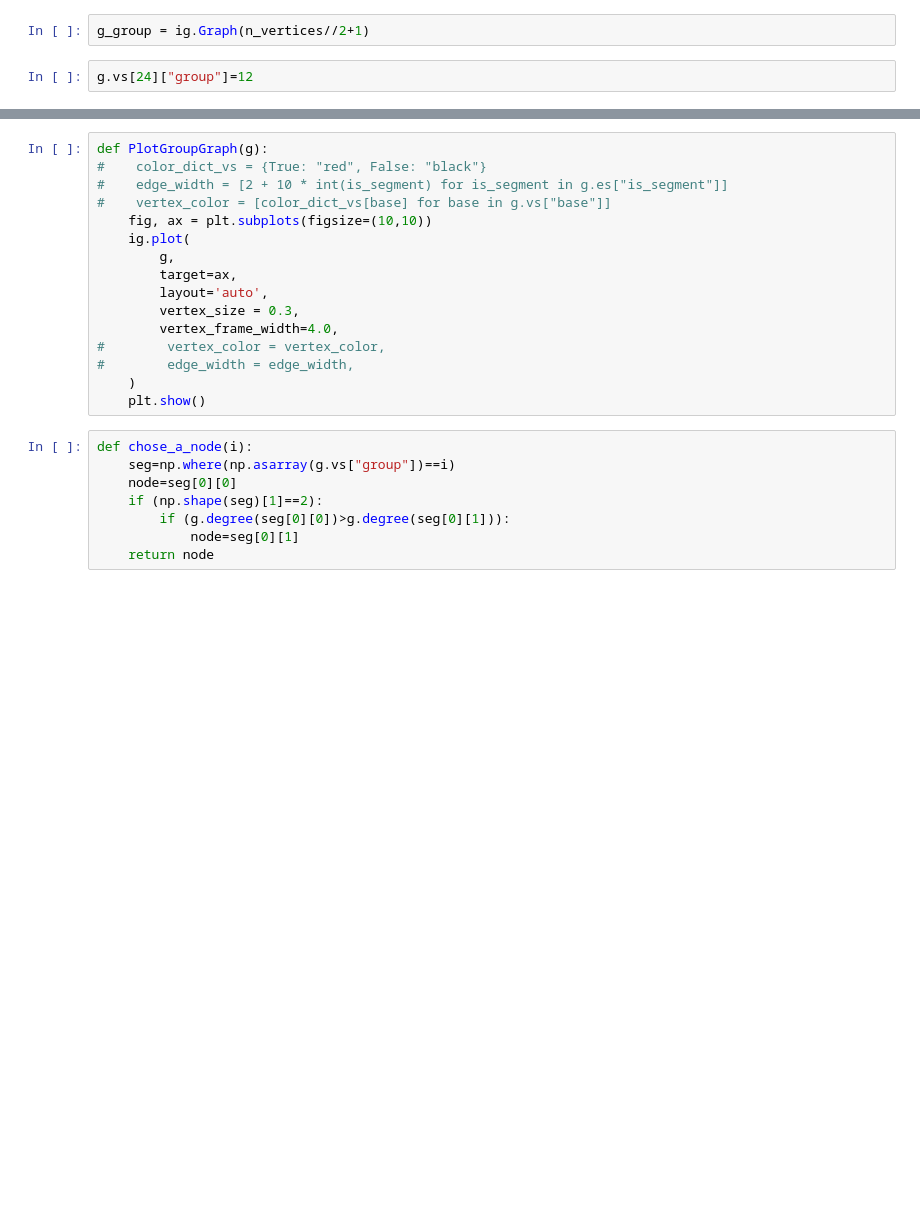
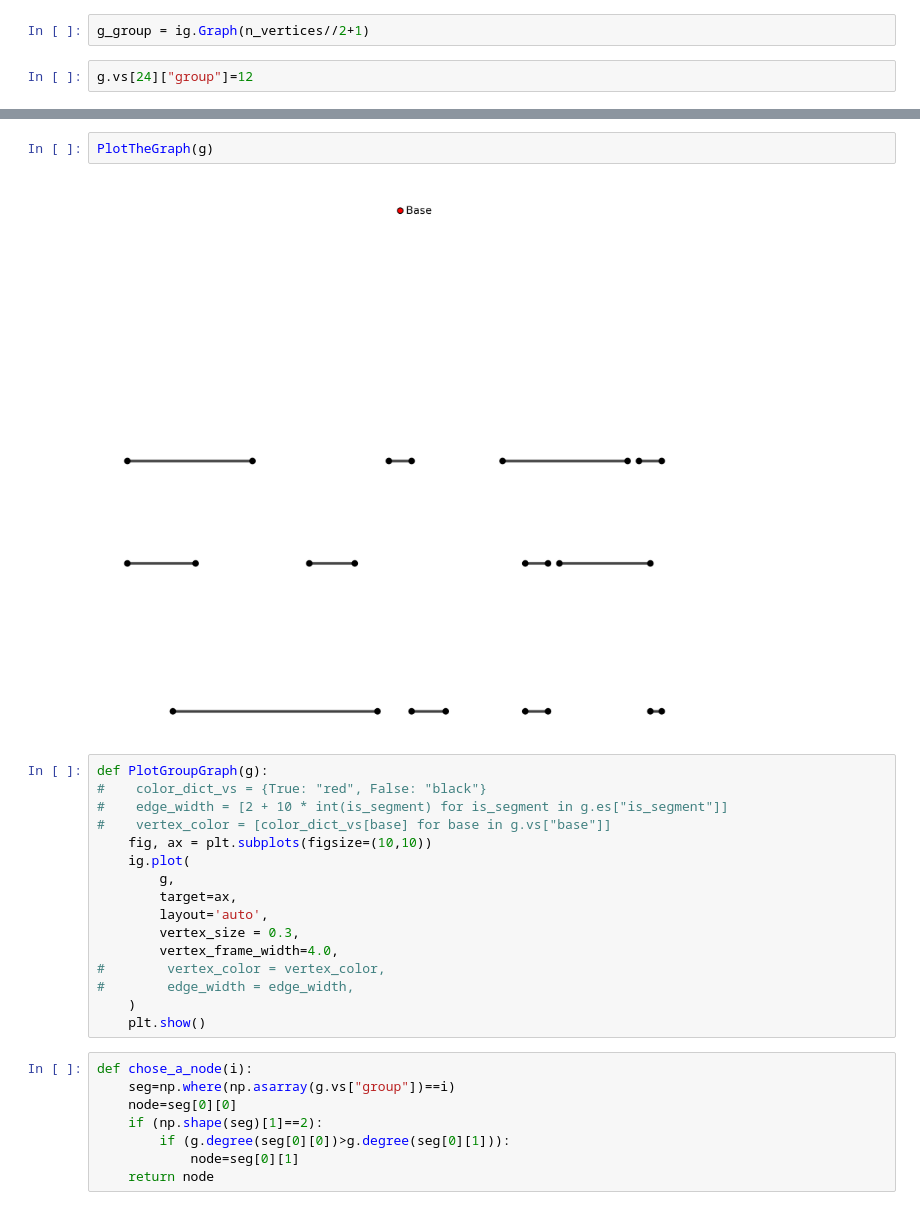
Before and after one commit to etsi-galgo/Graph-Covering, a Jupyter notebook: group_connection.ipynb, the cells around one changed output, grey strips where cells are left out. Drawn from its saved outputs; the diff is of its cells as text; blank space fills up the shorter version.

```diff
--- a/group_connection.ipynb
+++ b/group_connection.ipynb
@@ -119,3 +121,7 @@ g.vs[24]["group"]=12
+# %%
+PlotTheGraph(g)
+# %% [output]
+[figure, added]
 # %%
 def PlotGroupGraph(g):
 #    color_dict_vs = {True: "red", False: "black"}
```
Also changed, not shown: parts of 19 cells of this notebook.
